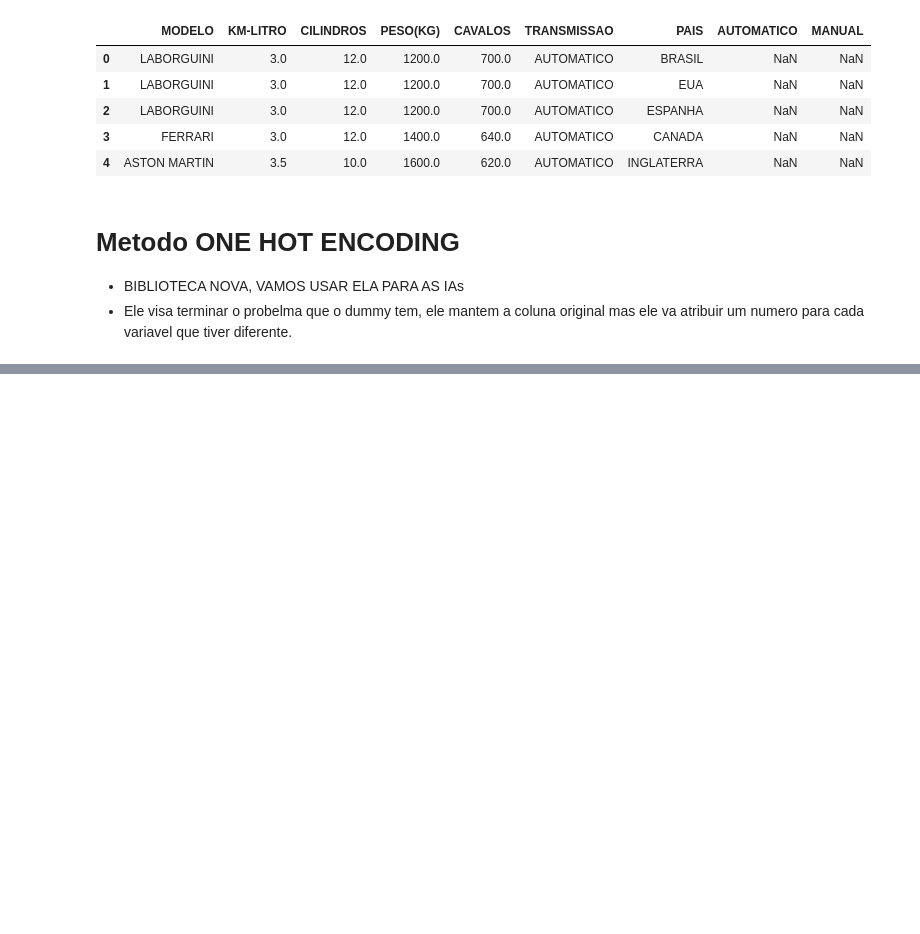
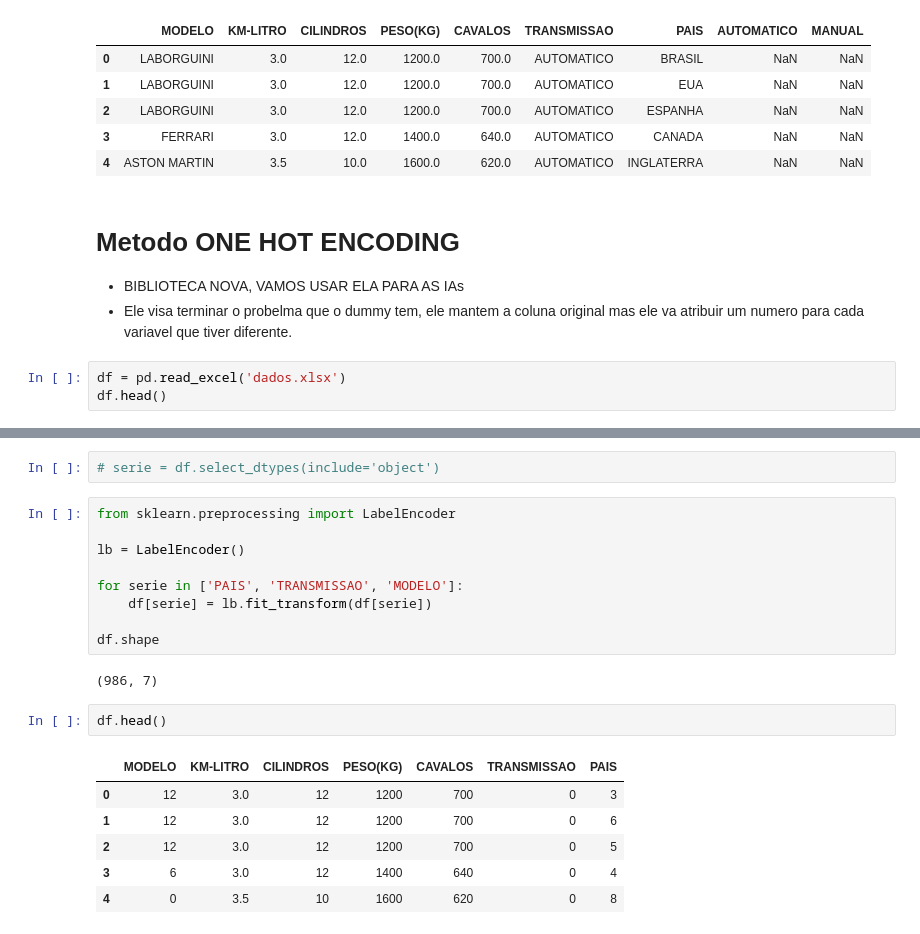
Before and after one commit to CaioHarrys/CURSO-PYTHON-IA, a Jupyter notebook: Analises/Analise Dados/dados.ipynb, the cells around one changed output, grey strips where cells are left out. Cells and saved outputs as stored; diff of their text form; blank space fills up the shorter version.

```diff
--- a/Analises/Analise Dados/dados.ipynb
+++ b/Analises/Analise Dados/dados.ipynb
@@ -191,3 +191,6 @@ df_completo.head()
 # Metodo ONE HOT ENCODING
 - BIBLIOTECA NOVA, VAMOS USAR ELA PARA AS IAs
 - Ele visa terminar o probelma que o dummy tem, ele mantem a coluna original mas ele va atribuir um numero para cada variavel que tiver diferente.
+# %%
+df = pd.read_excel('dados.xlsx')
+df.head()
@@ -193,0 +204,22 @@ df_completo.head()
+# %%
+# serie = df.select_dtypes(include='object')
+# %%
+from sklearn.preprocessing import LabelEncoder
+
+lb = LabelEncoder()
+
+for serie in ['PAIS', 'TRANSMISSAO', 'MODELO']:
+    df[serie] = lb.fit_transform(df[serie])
+
+df.shape
+# %% [output]
+(986, 7)
+# %%
+df.head()
+# %% [output]
+|  | MODELO | KM-LITRO | CILINDROS | PESO(KG) | CAVALOS | TRANSMISSAO | PAIS |
+| 0 | 12 | 3.0 | 12 | 1200 | 700 | 0 | 3 |
+| 1 | 12 | 3.0 | 12 | 1200 | 700 | 0 | 6 |
+| 2 | 12 | 3.0 | 12 | 1200 | 700 | 0 | 5 |
+| 3 | 6 | 3.0 | 12 | 1400 | 640 | 0 | 4 |
+| 4 | 0 | 3.5 | 10 | 1600 | 620 | 0 | 8 |
```
Also changed, not shown: parts of 11 cells of this notebook.
